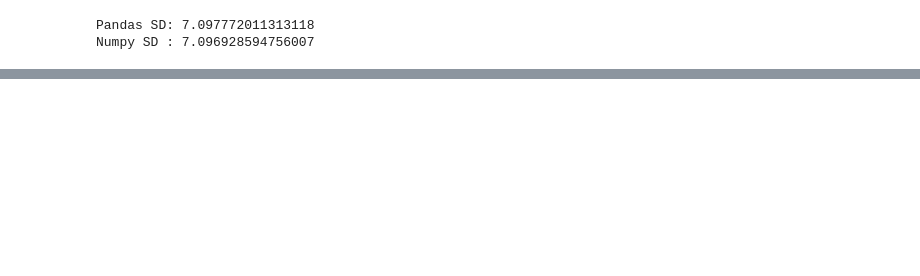
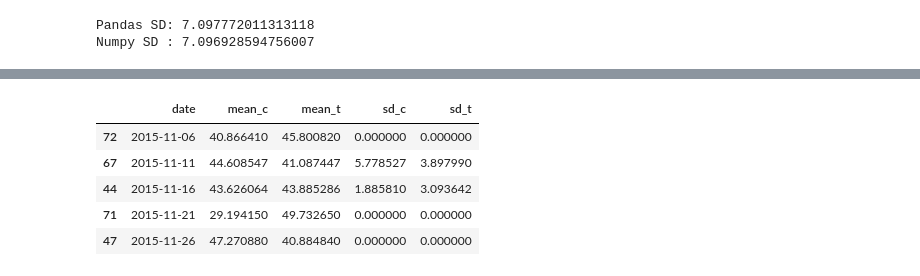
Before and after one commit to emmanduncan/election, a Jupyter notebook: Election 2016 (Plotly).ipynb, the cells around one changed output, grey strips where cells are left out. Cells and saved outputs as stored; diff of their text form; code cells hidden in the pictures; blank space fills up the shorter version.

```diff
--- a/Election 2016 (Plotly).ipynb
+++ b/Election 2016 (Plotly).ipynb
@@ -425,0 +448,42 @@ py.iplot(fig, filename='pandas-continuous-error-bars')
+# %%
+#creating bins for dates
+df_date = df_po.loc[:,['enddate','adjpoll_clinton','adjpoll_trump']]
+
+for index in range(len(df_date)):     #change all dates to be on the 1st, 11th, or 21st
+    d = df_date.loc[index, 'enddate']
+    if (d.strftime("%d") <= '05'):
+        df_date.loc[index, 'enddate']=d.replace(day=1)
+    elif (d.strftime("%d") <= '10'):
+        df_date.loc[index, 'enddate']=d.replace(day=6)
+    elif (d.strftime("%d") <= '15'):
+        df_date.loc[index, 'enddate']=d.replace(day=11)
+    elif (d.strftime("%d") <= '20'):
+        df_date.loc[index, 'enddate']=d.replace(day=16)
+    elif (d.strftime("%d") <= '25'):
+        df_date.loc[index, 'enddate']=d.replace(day=21)
+    elif (d.strftime("%d") <= '31'):
+        df_date.loc[index, 'enddate']=d.replace(day=26)
+
+#adding rows to new dataframe df_bins
+df_bins = pd.DataFrame(columns=('date', 'mean_c', 'mean_t', 'sd_c', 'sd_t'))
+while (len(df_date) != 0):
+    row0 = df_date.iloc[0,:]
+    d = row0.loc['enddate']
+    mean_c = np.mean(df_date.loc[:,'adjpoll_clinton'][df_date.loc[:,'enddate']==d])
+    mean_t = np.mean(df_date.loc[:,'adjpoll_trump'][df_date.loc[:,'enddate']==d])
+    sd_c = np.std(df_date.loc[:,'adjpoll_clinton'][df_date.loc[:,'enddate']==d])
+    sd_t = np.std(df_date.loc[:,'adjpoll_trump'][df_date.loc[:,'enddate']==d])
+    df_bins.loc[df_bins.shape[0]] = [d, mean_c, mean_t, sd_c, sd_t]
+    df_date = df_date[df_date.loc[:,'enddate']!=d]
+    df_po = df_po.reset_index(drop=True)
+
+#reordering rows by date
+df_bins.sort_values(by='date', inplace=True)
+df_bins.head()
+# %% [output]
+|  | date | mean_c | mean_t | sd_c | sd_t |
+| 72 | 2015-11-06 | 40.866410 | 45.800820 | 0.000000 | 0.000000 |
+| 67 | 2015-11-11 | 44.608547 | 41.087447 | 5.778527 | 3.897990 |
+| 44 | 2015-11-16 | 43.626064 | 43.885286 | 1.885810 | 3.093642 |
+| 71 | 2015-11-21 | 29.194150 | 49.732650 | 0.000000 | 0.000000 |
+| 47 | 2015-11-26 | 47.270880 | 40.884840 | 0.000000 | 0.000000 |
```
Also changed, not shown: parts of 5 cells of this notebook, 2 other files.
